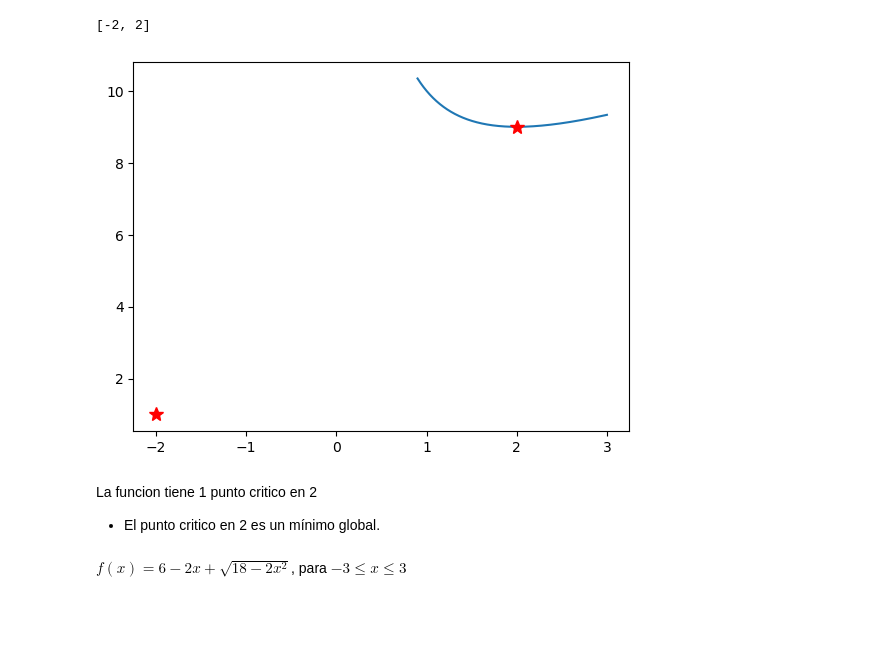
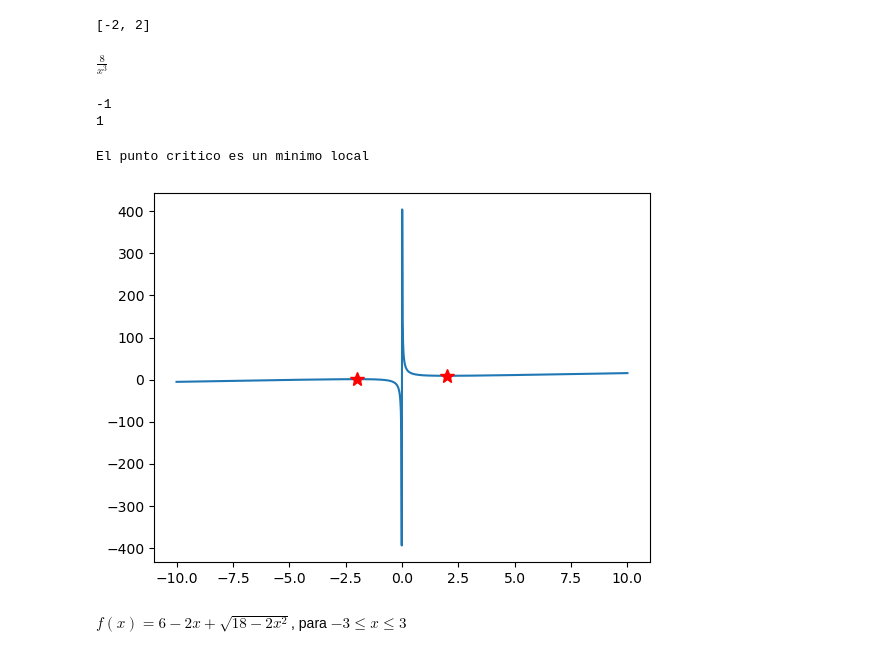
Before and after one commit to javierochoallm/Javier, a Jupyter notebook: A02 - Sympy.ipynb, the cells around one changed output. Saved outputs shown, nothing was run; the diff lists cells and outputs as text; code cells hidden in the pictures; blank space fills up the shorter version.

```diff
--- a/A02 - Sympy.ipynb
+++ b/A02 - Sympy.ipynb
@@ -13,10 +13,9 @@ sp.var("x")
 
 def f(x):
     return 1260 + 117*x - 9*x**2
-
-df= sp.diff(f(x), x)
-
-pc= sp.solve(df, x)
+df = sp.diff(f(x))
+df
+pc = sp.solve(df, x)
 pc
 # %% [output]
 [13/2]
@@ -47,27 +46,37 @@ for c in pc:
 $f(x)=5+x+\frac{4}{x}$, para $x>0$
 # %%
 def f(x):
-    return 5 + x + (4/x)
-
-df= sp.diff(f(x))
+    return 5 + x + 4/x
+df = sp.diff(f(x))
 df
-pc= sp.solve(df, x)
+pc = sp.solve(df, x)
 pc
 # %% [output]
 [-2, 2]
+# %%
+dff = sp.diff(df, x)
+dff
+# %% [output]
+$\displaystyle \frac{8}{x^{3}}$
+# %%
+for c in pc:
+    crit_2da_derivada = dff.subs(x, c)
+    print(crit_2da_derivada)
+# %% [output]
+-1
+1
 # %%
-import matplotlib.pyplot as plt
-xn = np.linspace(0.9, 3, 1000)
-
+xn = np.linspace (-10, 10, 1000)
 plt.figure()
 plt.plot(xn, f(xn))
-for c in pc:
-    plt.plot(c, f (c), "*r", ms=10)
+for c in pc :
+    plt.plot(c, f(c), "*r", ms = 10)
+
+
+print("El punto critico", pc "es un minimo local")
 # %% [output]
+El punto critico es un minimo local
-[figure, old version]
+[figure, new version]
-# %% [markdown]
-La funcion tiene 1 punto critico en 2
-- El punto critico en 2 es un mínimo global.
 # %% [markdown]
 $f(x)=6-2x+\sqrt{18-2x^2}$, para $-3\leq x\leq 3$
 # %%
```
Also changed, not shown: parts of 6 cells of this notebook.
